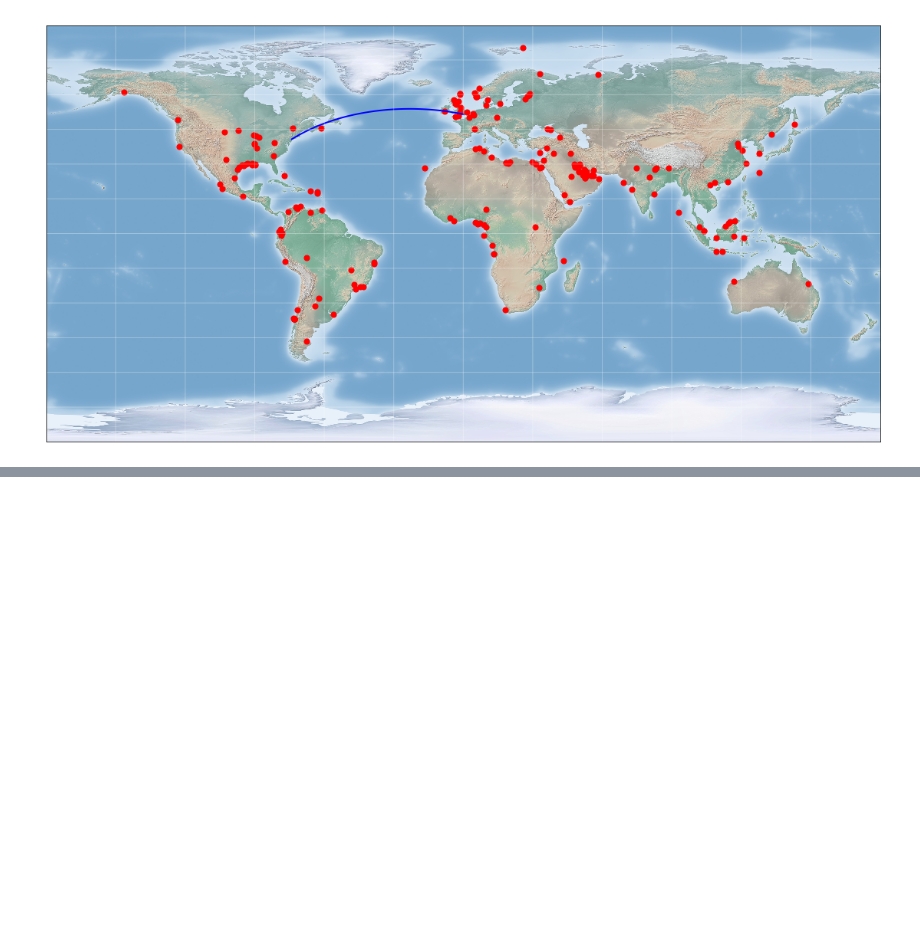
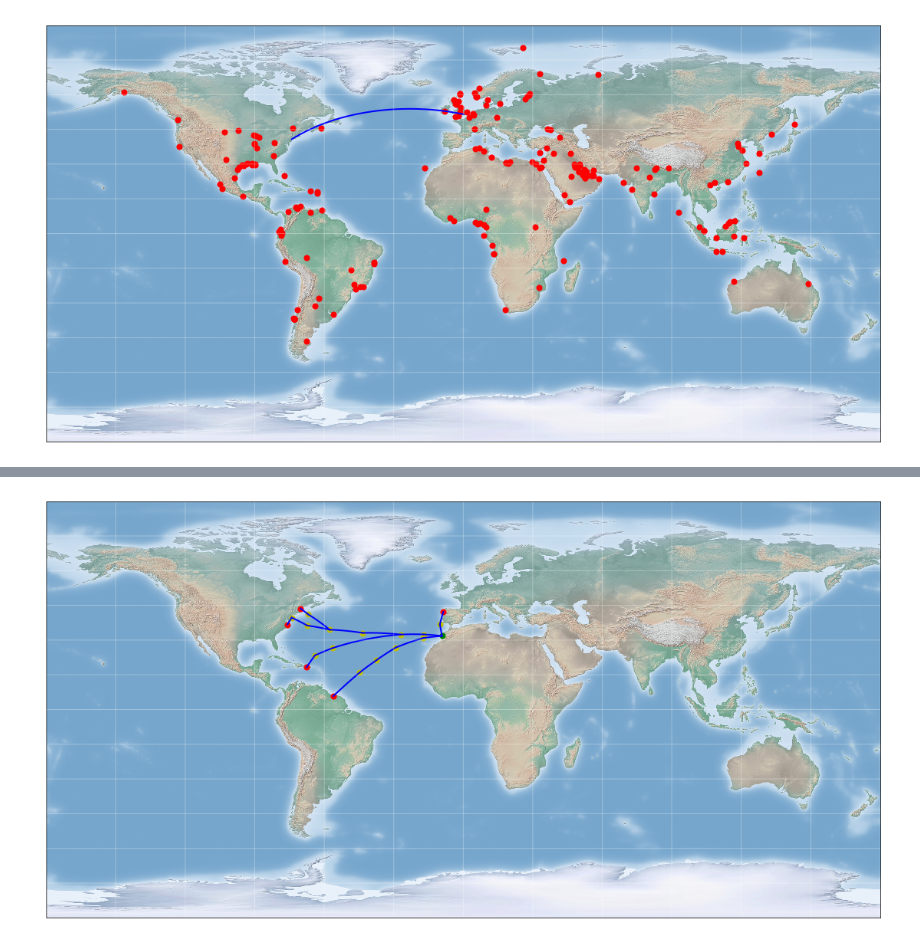
Before and after one commit to anamikabir/ship_test, a Jupyter notebook: ship_path.ipynb, the cells around one changed output, grey strips where cells are left out. Saved outputs shown, nothing was run; the diff lists cells and outputs as text; code cells hidden in the pictures; blank space fills up the shorter version.

Commit message:
Added code to draw route and find all possible destinations for an intermediate point

```diff
--- a/ship_path.ipynb
+++ b/ship_path.ipynb
@@ -278,0 +289,13 @@ print nodeMap
+# %%
+nodeMap={}
+print len(nodeMap)
+updateNodeMap(nodeMap)
+print len(nodeMap)
+
+updateSourceInfo(nodeMap)
+updateDestInfo(nodeMap)
+updateAdjacentList(nodeMap)
+
+updateDestinations(nodeMap[s1])
+
+printAllNodeInfo(nodeMap)
@@ -278,0 +320,26 @@ print nodeMap
+# %%
+fig = plt.figure(figsize=(20, 10), edgecolor='w')
+m = Basemap(projection='cyl', resolution=None,
+            llcrnrlat=-90, urcrnrlat=90,
+            llcrnrlon=-180, urcrnrlon=180, )
+
+#pass latlon val
+#ilons=[];ilats=[];slons=[];slats=[];dlons=[];dlats=[]
+for k,v in nodeMap.iteritems():
+    if v.type == "Source":
+        m.scatter(k[1],k[0],50,marker='o',color='g')
+    elif v.type == "Destination":
+        pass
+        m.scatter(k[1],k[0],50,marker='o',color='r')
+    else:
+        m.scatter(k[1],k[0],50,marker='o',color='y')
+
+
+
+#pass latlon
+for s,t in edges:
+    m.drawgreatcircle(s[1],s[0],t[1],t[0],linewidth=2,color='b')
+
+draw_map(m)
+# %% [output]
+[figure, added]
```
Also changed, not shown: parts of 4 cells of this notebook.
